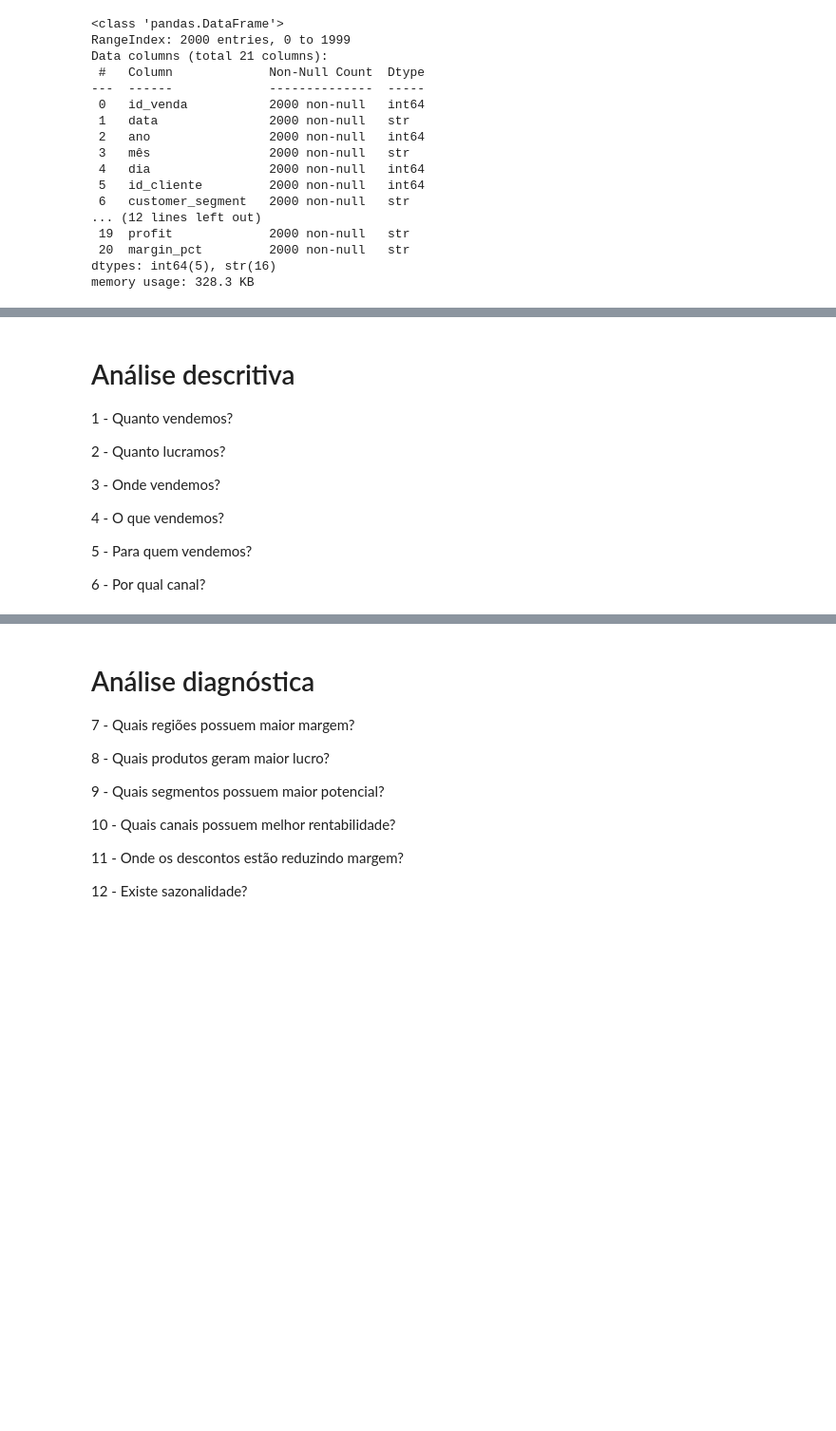
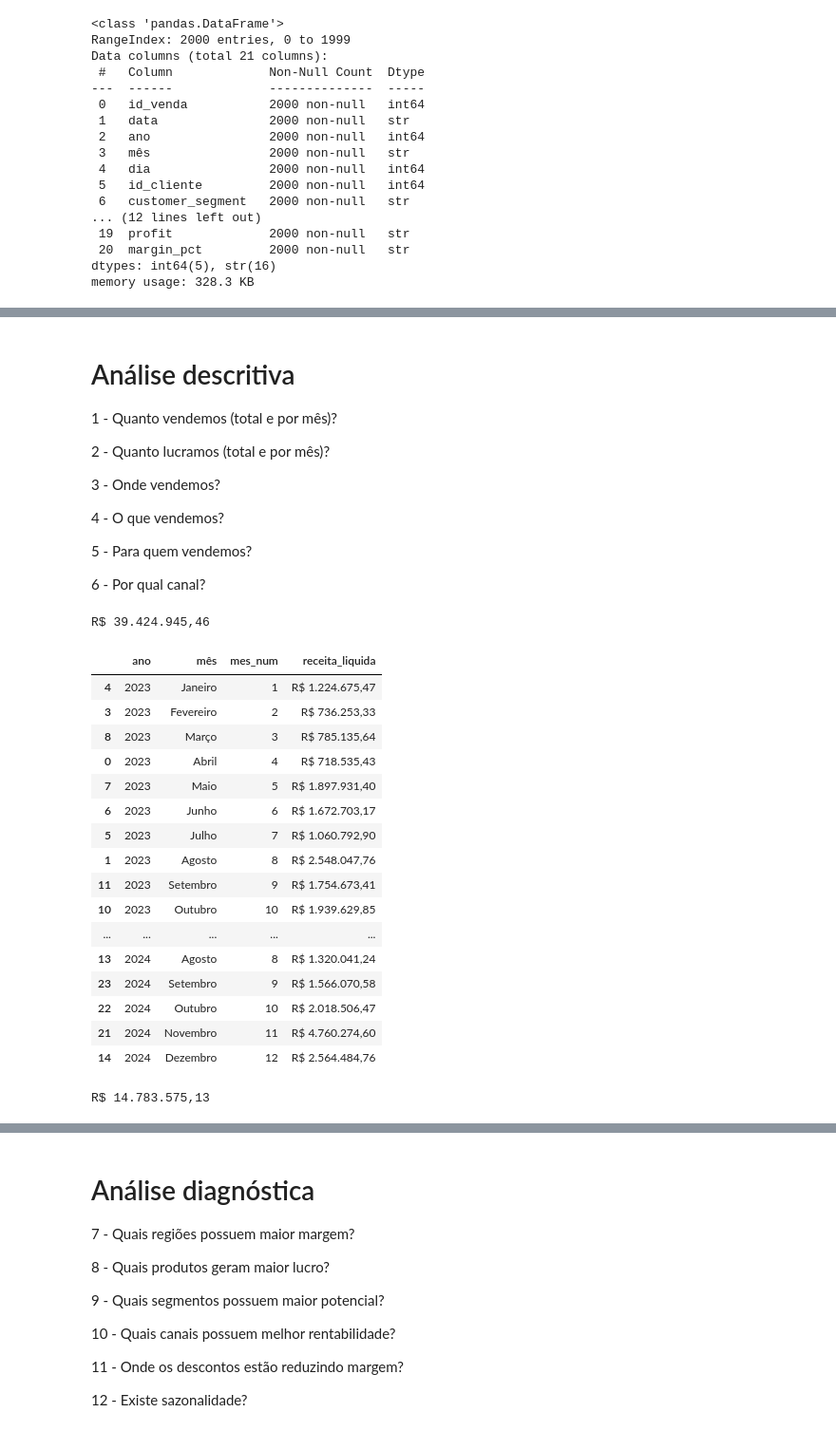
Before and after one commit to Jjunior112/sales-analyses-project, a Jupyter notebook: notebooks/sales_analyses.ipynb, the cells around one changed output, grey strips where cells are left out. Shown at 95% size. Saved outputs shown, nothing was run; the diff lists cells and outputs as text; code cells hidden in the pictures; blank space fills up the shorter version.

```diff
--- a/notebooks/sales_analyses.ipynb
+++ b/notebooks/sales_analyses.ipynb
@@ -169,9 +196,9 @@ database.head()
 # %% [markdown]
 # Análise descritiva
 
-1 - Quanto vendemos?
+1 - Quanto vendemos (total e por mês)?
 
-2 - Quanto lucramos?
+2 - Quanto lucramos (total e por mês)?
 
 3 - Onde vendemos?
 
@@ -180,3 +207,51 @@ database.head()
 5 - Para quem vendemos?
 
 6 - Por qual canal?
+# %%
+#1 - Faturamento total
+
+import locale
+
+faturamento_total = database['receita_liquida'].sum()
+
+locale.setlocale(locale.LC_ALL, 'pt_BR.UTF-8')
+print(f'{locale.currency(faturamento_total, grouping=True)}')
+# %% [output]
+R$ 39.424.945,46
+# %%
+# 1.1 - Faturamento por mês
+
+faturamento_mes = database.groupby(['ano','mês','mes_num'])['receita_liquida'].sum().reset_index().sort_values(by=['ano','mes_num'])
+
+faturamento_mes['receita_liquida'] = faturamento_mes['receita_liquida'].apply(lambda x: locale.currency(x, grouping=True))
+
+faturamento_mes
+# %% [output]
+|  | ano | mês | mes_num | receita_liquida |
+| 4 | 2023 | Janeiro | 1 | R$ 1.224.675,47 |
+| 3 | 2023 | Fevereiro | 2 | R$ 736.253,33 |
+| 8 | 2023 | Março | 3 | R$ 785.135,64 |
+| 0 | 2023 | Abril | 4 | R$ 718.535,43 |
+| 7 | 2023 | Maio | 5 | R$ 1.897.931,40 |
+| 6 | 2023 | Junho | 6 | R$ 1.672.703,17 |
+| 5 | 2023 | Julho | 7 | R$ 1.060.792,90 |
+| 1 | 2023 | Agosto | 8 | R$ 2.548.047,76 |
+| 11 | 2023 | Setembro | 9 | R$ 1.754.673,41 |
+| 10 | 2023 | Outubro | 10 | R$ 1.939.629,85 |
+| ... | ... | ... | ... | ... |
+| 13 | 2024 | Agosto | 8 | R$ 1.320.041,24 |
+| 23 | 2024 | Setembro | 9 | R$ 1.566.070,58 |
+| 22 | 2024 | Outubro | 10 | R$ 2.018.506,47 |
+| 21 | 2024 | Novembro | 11 | R$ 4.760.274,60 |
+| 14 | 2024 | Dezembro | 12 | R$ 2.564.484,76 |
+# %%
+# 2 - Lucro total
+
+import locale
+
+lucro_total = database['lucro'].sum()
+
+locale.setlocale(locale.LC_ALL, 'pt_BR.UTF-8')
+print(f'{locale.currency(lucro_total, grouping=True)}')
+# %% [output]
+R$ 14.783.575,13
```
Also changed, not shown: parts of 16 cells of this notebook, 1 other file.
